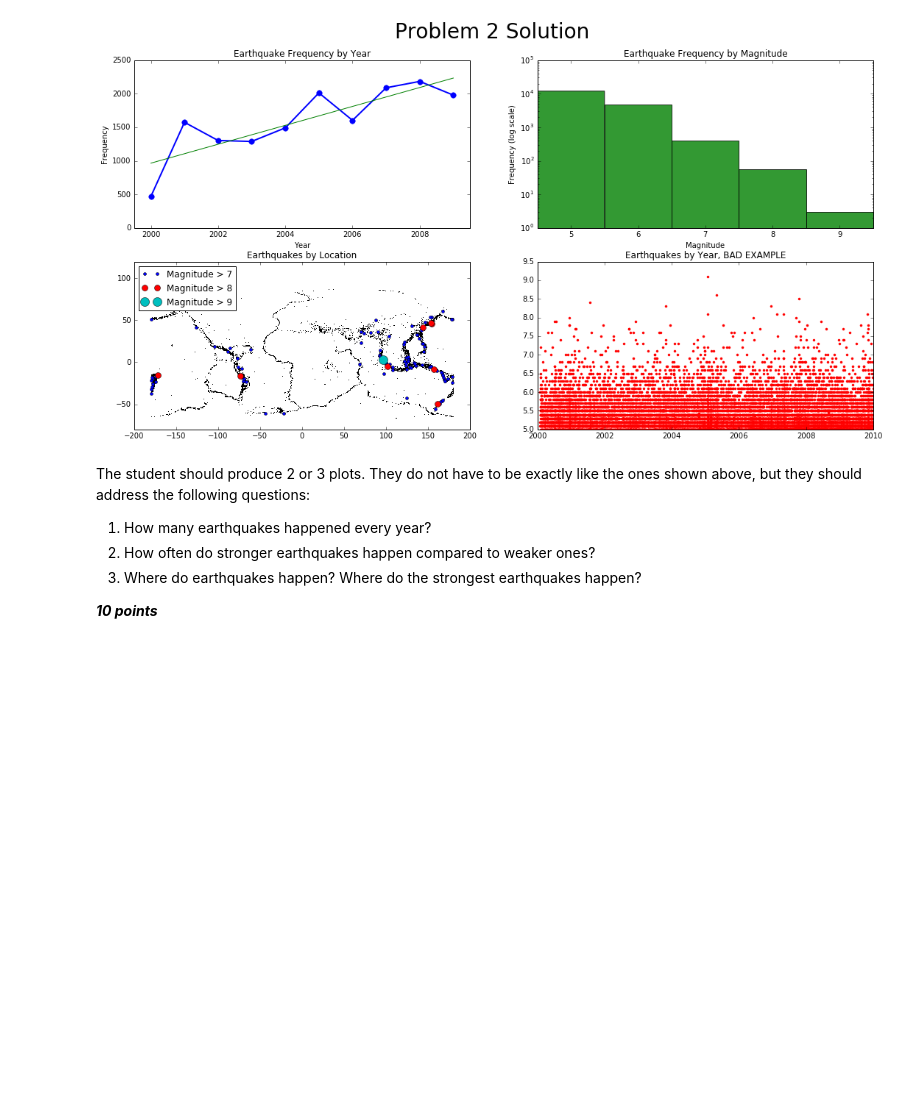
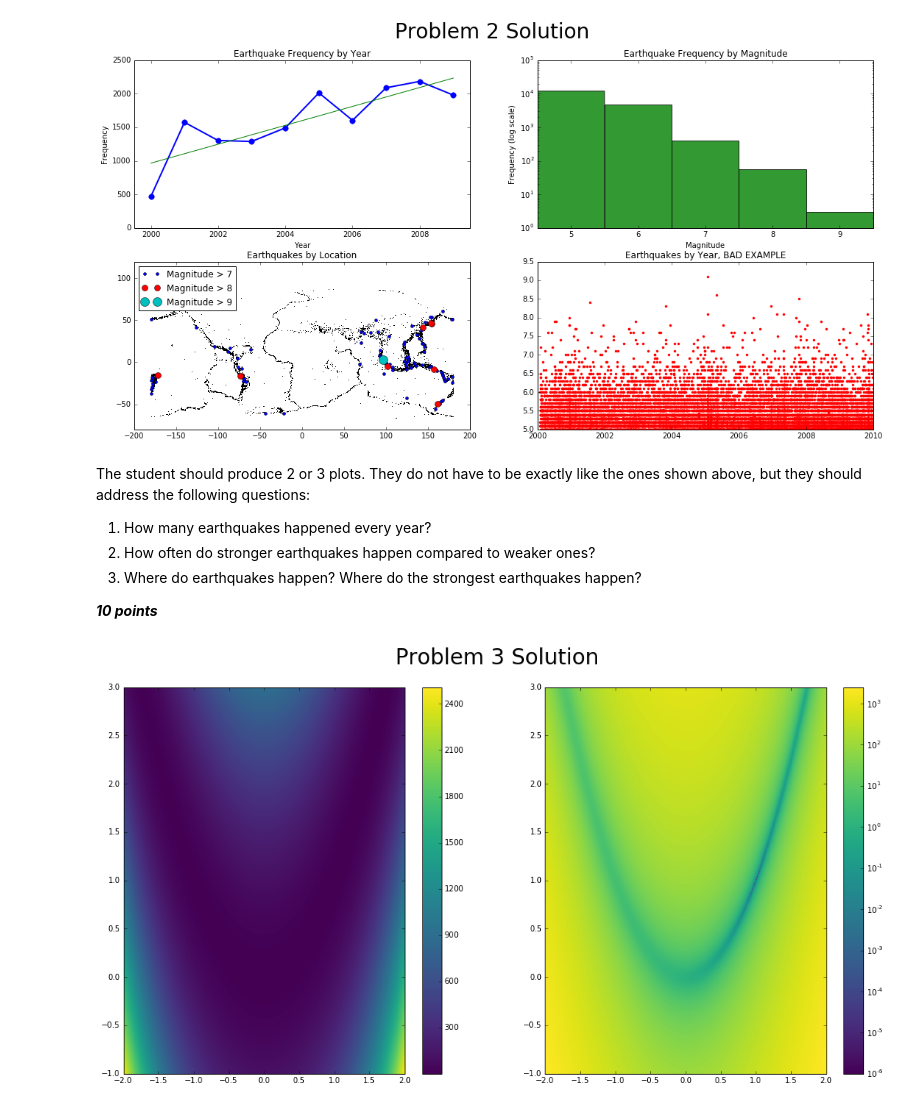
Before and after one commit to tkchris93/numerical_computing, a Jupyter notebook: Labs/Vol1A/DataVisualization/new_solutions.ipynb, the cells around one changed output. Cells and saved outputs as stored; diff of their text form; code cells hidden in the pictures; blank space fills up the shorter version.

```diff
--- a/Labs/Vol1A/DataVisualization/new_solutions.ipynb
+++ b/Labs/Vol1A/DataVisualization/new_solutions.ipynb
@@ -95,3 +95,28 @@ They do not have to be exactly like the ones shown above, but they should addres
 3. Where do earthquakes happen? Where do the strongest earthquakes happen?
 
 _**10 points**_
+# %%
+def rosenbrock(x,y):
+    return (1.-x)**2 + 100.*(y-x**2)**2
+
+N = 500
+x = np.linspace(-2, 2, N)
+y = np.linspace(-1, 3, N)
+X, Y = np.meshgrid(x, y)
+Z = rosenbrock(X,Y)
+
+plt.subplot(121)
+plt.pcolormesh(X, Y, Z, cmap="viridis")
+plt.colorbar()
+
+plt.subplot(122)
+# plt.contourf(X, Y, Z, 10, cmap="viridis", norm=colors.LogNorm(vmin=1e-6))
+plt.pcolormesh(X, Y, Z, cmap="viridis", norm=colors.LogNorm(vmin=1e-6))
+plt.colorbar()
+
+# plt.contour(X, Y, rosenbrock(X,Y), [.01, .1, 1, 2], cmap="cool")
+# plt.plot([1],[1],'r*', ms=10, alpha=.8)
+
+_ = plt.suptitle("Problem 3 Solution", fontsize=28)
+# %% [output]
+[figure, added]
```
Also changed, not shown: parts of 2 cells of this notebook, 15 other files.
